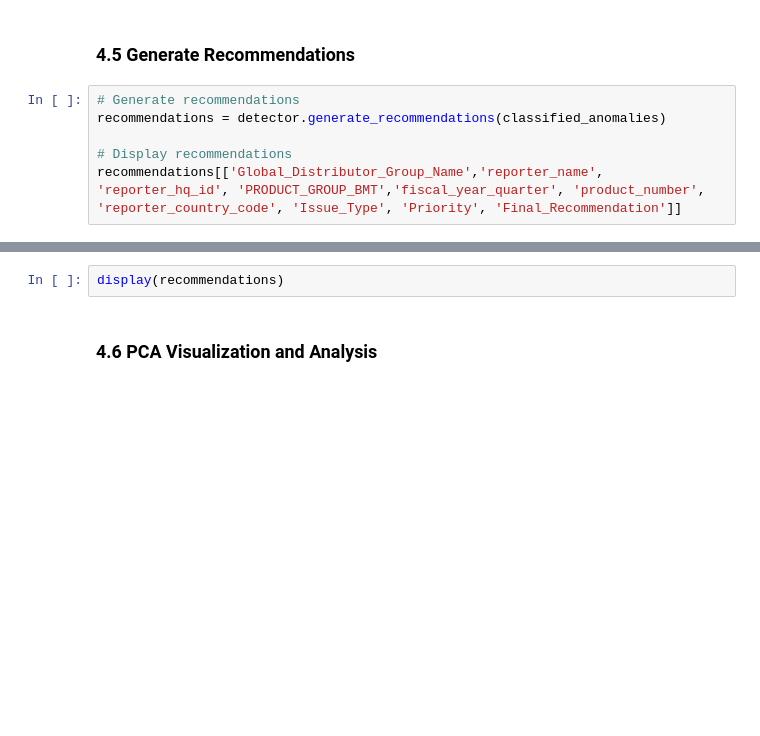
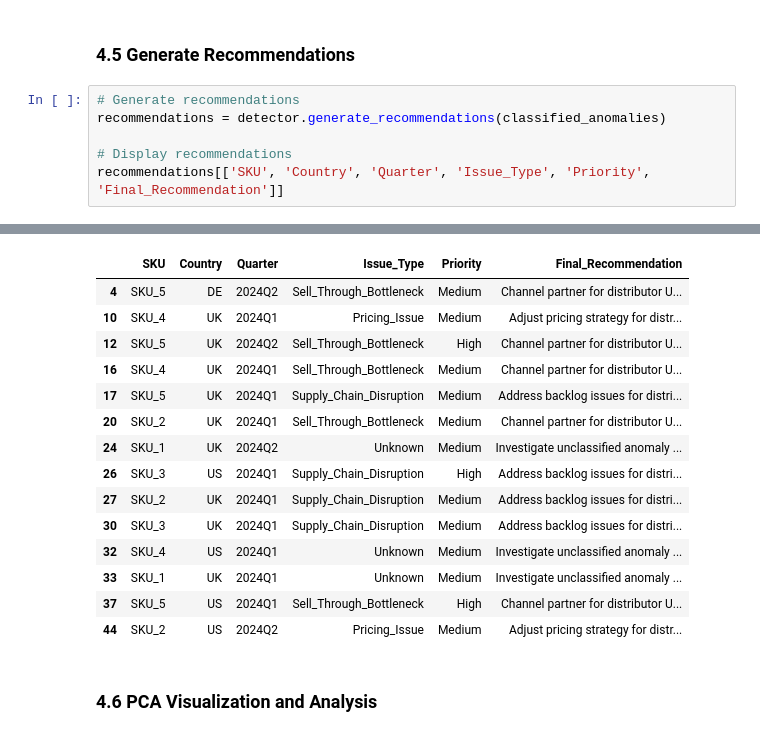
Before and after one commit to JEDDI-Mohammed/supply-chain-anomaly-detection, a Jupyter notebook: notebooks/01_supply_chain_anomaly_detection_demo.ipynb, the cells around one changed output, grey strips where cells are left out. Drawn from its saved outputs; the diff is of its cells as text; blank space fills up the shorter version.

```diff
--- a/notebooks/01_supply_chain_anomaly_detection_demo.ipynb
+++ b/notebooks/01_supply_chain_anomaly_detection_demo.ipynb
@@ -248,4 +351,5 @@ classified_anomalies[['Global_Distributor_Group_Name','reporter_name', 'reporter
 recommendations = detector.generate_recommendations(classified_anomalies)
 
 # Display recommendations
-recommendations[['Global_Distributor_Group_Name','reporter_name', 'reporter_hq_id', 'PRODUCT_GROUP_BMT','fiscal_year_quarter', 'product_number', 'reporter_country_code', 'Issue_Type', 'Priority', 'Final_Recommendation']]
+recommendations[['SKU', 'Country', 'Quarter', 'Issue_Type', 'Priority', 'Final_Recommendation']]
+# %% [output]
@@ -252,5 +357,18 @@ recommendations[['Global_Distributor_Group_Name','reporter_name', 'reporter_hq_i
+|  | SKU | Country | Quarter | Issue_Type | Priority | Final_Recommendation |
+| 4 | SKU_5 | DE | 2024Q2 | Sell_Through_Bottleneck | Medium | Channel partner for distributor U... |
+| 10 | SKU_4 | UK | 2024Q1 | Pricing_Issue | Medium | Adjust pricing strategy for distr... |
+| 12 | SKU_5 | UK | 2024Q2 | Sell_Through_Bottleneck | High | Channel partner for distributor U... |
+| 16 | SKU_4 | UK | 2024Q1 | Sell_Through_Bottleneck | Medium | Channel partner for distributor U... |
+| 17 | SKU_5 | UK | 2024Q1 | Supply_Chain_Disruption | Medium | Address backlog issues for distri... |
+| 20 | SKU_2 | UK | 2024Q1 | Sell_Through_Bottleneck | Medium | Channel partner for distributor U... |
+| 24 | SKU_1 | UK | 2024Q2 | Unknown | Medium | Investigate unclassified anomaly ... |
+| 26 | SKU_3 | US | 2024Q1 | Supply_Chain_Disruption | High | Address backlog issues for distri... |
+| 27 | SKU_2 | UK | 2024Q1 | Supply_Chain_Disruption | Medium | Address backlog issues for distri... |
+| 30 | SKU_3 | UK | 2024Q1 | Supply_Chain_Disruption | Medium | Address backlog issues for distri... |
+| 32 | SKU_4 | US | 2024Q1 | Unknown | Medium | Investigate unclassified anomaly ... |
+| 33 | SKU_1 | UK | 2024Q1 | Unknown | Medium | Investigate unclassified anomaly ... |
+| 37 | SKU_5 | US | 2024Q1 | Sell_Through_Bottleneck | High | Channel partner for distributor U... |
+| 44 | SKU_2 | US | 2024Q2 | Pricing_Issue | Medium | Adjust pricing strategy for distr... |
-# %%
-display(recommendations)
 # %% [markdown]
 ### 4.6 PCA Visualization and Analysis
 # %%
```
Also changed, not shown: parts of 18 cells of this notebook, 4 other files.
